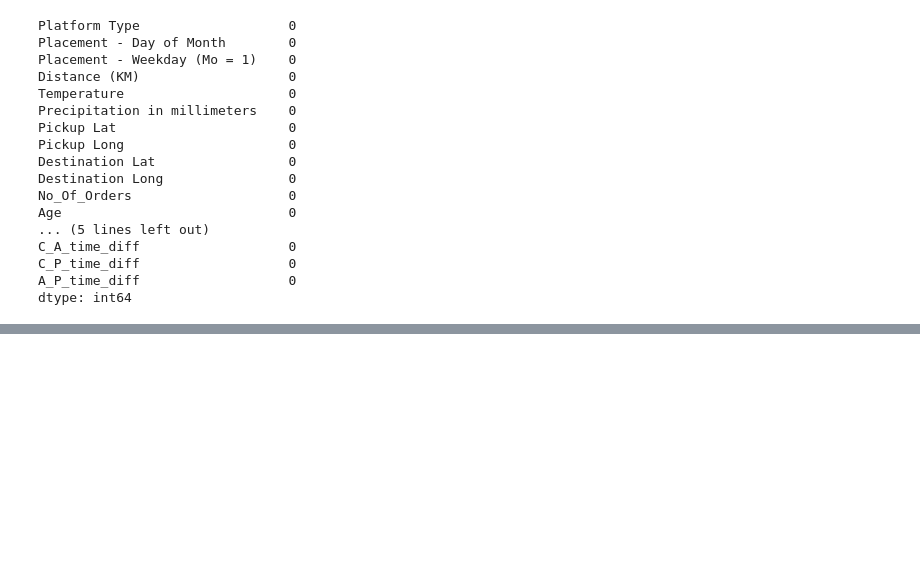
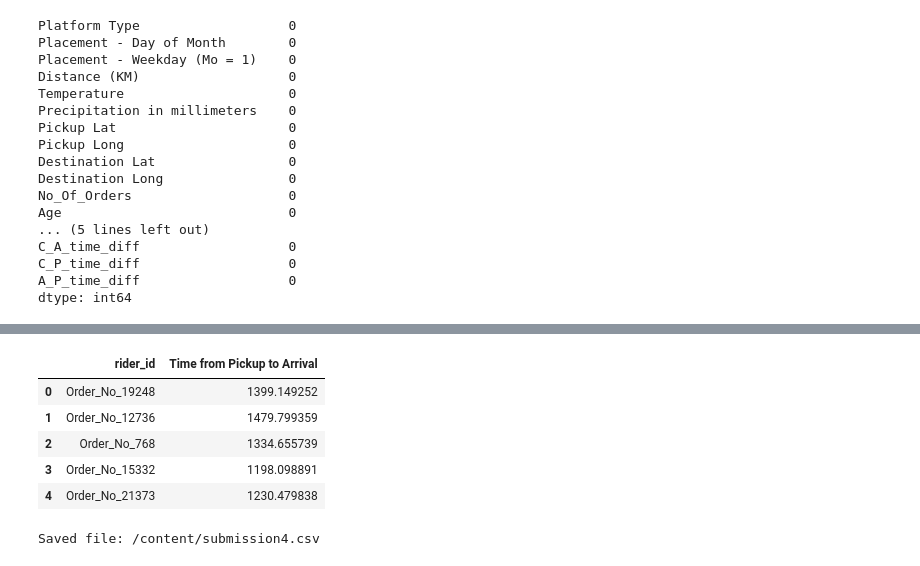
Before and after one commit to Ayanlola2002/ZENDY, a Jupyter notebook: Sendy_Zindy.ipynb, the cells around one changed output, grey strips where cells are left out. Cells and saved outputs as stored; diff of their text form; code cells hidden in the pictures; blank space fills up the shorter version.

```diff
--- a/Sendy_Zindy.ipynb
+++ b/Sendy_Zindy.ipynb
@@ -722,0 +979,2 @@ Saved file: /content/submission.csv
+# %%
+Blend_pred =Blend_model.predict(test)
@@ -722,0 +993,14 @@ Saved file: /content/submission.csv
+# %%
+from sklearn.model_selection import train_test_split
+
+x_train, x_valid, y_train, y_valid = train_test_split(train, y_train, test_size = 0.25, random_state = 0)
+
+xgb_model.fit(x_train, y_train)
+xgb_pred = xgb_model.predict(x_valid)
+
+#lgb_model = lgb.LGBMRegressor()
+lgb_model.fit(x_train,y_train)
+lgb_pred = lgb_model.predict(x_valid)
+
+xgb_pred = xgb_model.predict(test)
+lgb_pred = lgb_model.predict(test)
@@ -722,0 +1009,25 @@ Saved file: /content/submission.csv
+# %%
+predictions_Blend_wavg_xgb_lgb=0.251*weighted_pred +.252 *xgb_pred +.248 * lgb_pred+.249*Blend_pred
+# %%
+#Create a  DataFrame with the riders ids and our prediction regarding whether they survived or not
+
+submission4 = pd.DataFrame({'rider_id': order_id ,'Time from Pickup to Arrival':predictions_Blend_wavg_xgb_lgb})
+# %%
+submission4.head()
+# %% [output]
+|  | rider_id | Time from Pickup to Arrival |
+| 0 | Order_No_19248 | 1399.149252 |
+| 1 | Order_No_12736 | 1479.799359 |
+| 2 | Order_No_768 | 1334.655739 |
+| 3 | Order_No_15332 | 1198.098891 |
+| 4 | Order_No_21373 | 1230.479838 |
+# %%
+#Convert DataFrame to a csv file that can be uploaded
+#This is saved in the same directory as your notebook
+filename = '/content/submission4.csv'
+
+submission4.to_csv(filename, index=False)
+
+print('Saved file: ' + filename)
+# %% [output]
+Saved file: /content/submission4.csv
```
Also changed, not shown: parts of 61 cells of this notebook.
